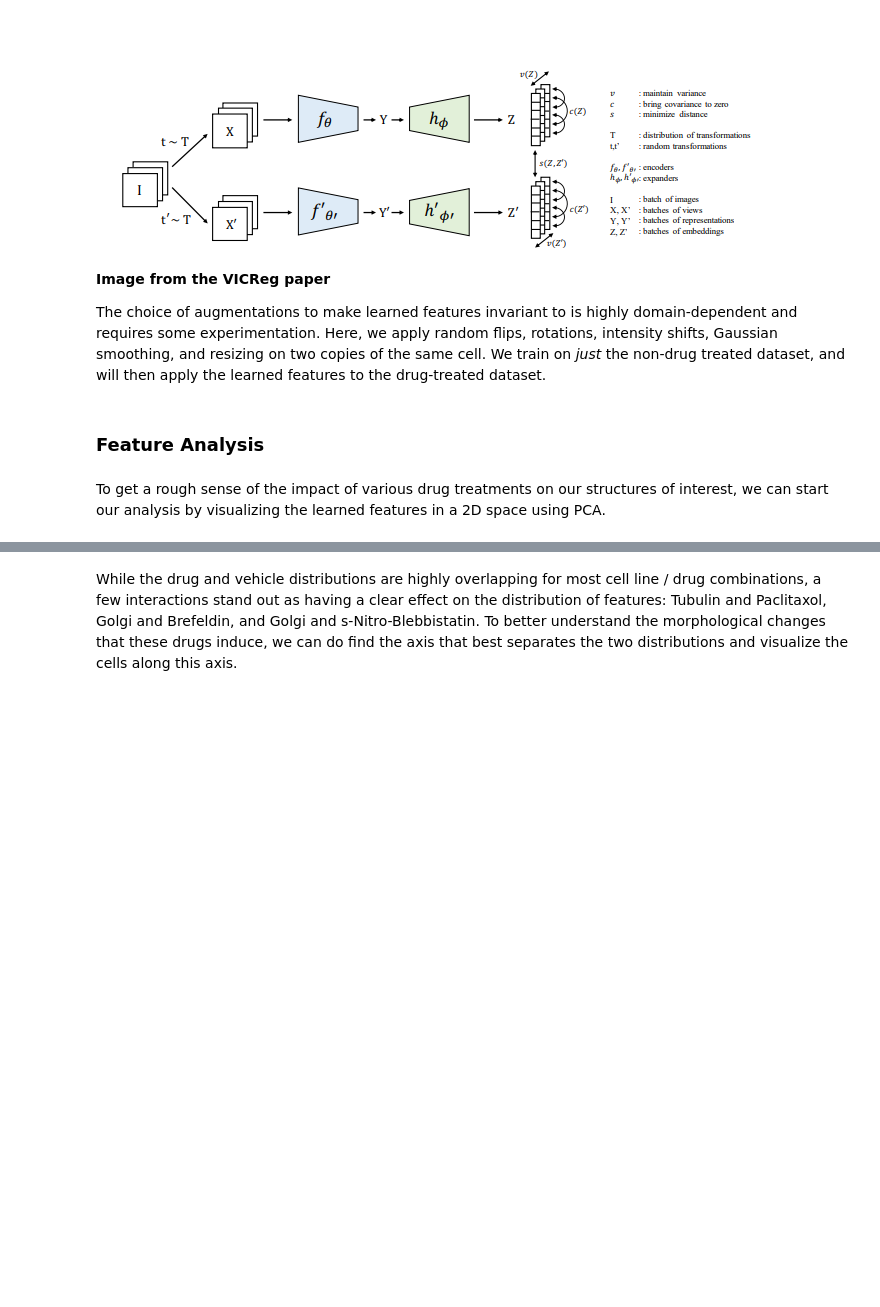
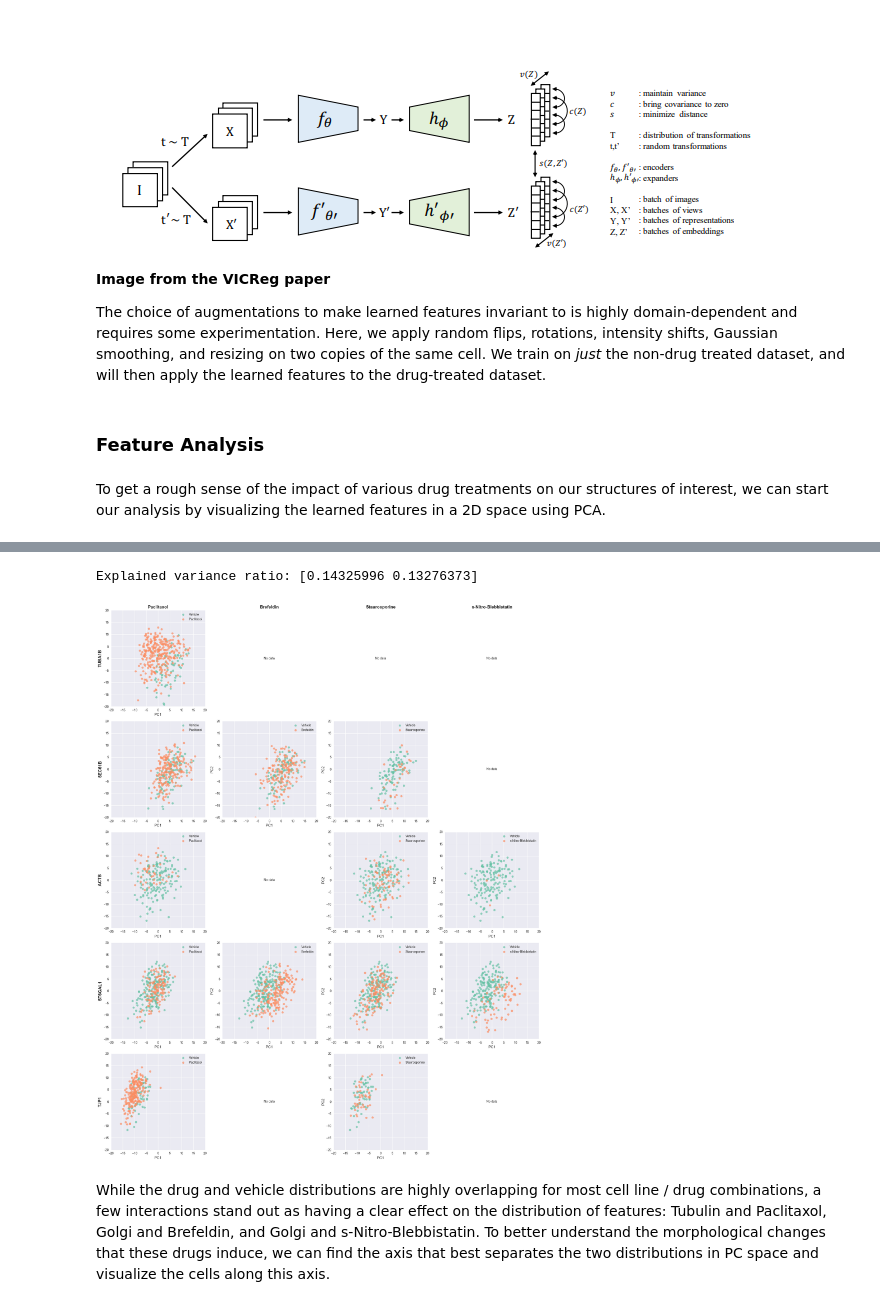
Before and after one commit to AllenCell/i2k_workshop_2024, a Jupyter notebook: workshop.ipynb, the cells around one changed output, grey strips where cells are left out. Drawn from its saved outputs; the diff is of its cells as text; code cells hidden in the pictures; blank space fills up the shorter version.

```diff
--- a/workshop.ipynb
+++ b/workshop.ipynb
@@ -216,2 +329,78 @@ visualize_treatments(pcs, features)
+# %%
+import pandas as pd
+import numpy as np
+from sklearn.pipeline import Pipeline
+from sklearn.preprocessing import StandardScaler
+from sklearn.decomposition import PCA
+import matplotlib.pyplot as plt
+
+def load_features():
+    return pd.read_csv(WORKING_DIR/'assets/features/predictions.csv')
+
+def get_feature_columns():
+    return [str(i) for i in range(256)]
+
+def visualize_treatments(pcs, df):
+    genes = df.Gene.unique()
+    drugs = [d for d in df.drug_label.unique() if d != 'Vehicle']
+
+    n_rows, n_cols = len(genes), len(drugs)
+    fig, axes = plt.subplots(n_rows, n_cols, figsize=(5*n_cols, 5*n_rows), squeeze=False)
+
+    # Set a cohesive style
+    plt.style.use('seaborn-v0_8')
+    colors = plt.cm.Set2(np.linspace(0, 1, 8))
+
+    for i, gene in enumerate(genes):
+        for j, drug in enumerate(drugs):
+            ax = axes[i, j]
+
+            # Set titles and labels
+            if i == 0:
+                ax.set_title(drug, fontsize=14, fontweight='bold')
+            if j == 0:
+                ax.set_ylabel(gene, fontsize=14, fontweight='bold')
+
+            drug_idx = (df.Gene == gene) & (df.drug_label == drug)
+            veh_idx = (df.Gene == gene) & (df.drug_label == 'Vehicle')
+
+            if drug_idx.sum() > 0:
+                ax.scatter(pcs[veh_idx, 0], pcs[veh_idx, 1], c=[colors[0]], label='Vehicle', alpha=0.7, edgecolors='none')
+                ax.scatter(pcs[drug_idx, 0], pcs[drug_idx, 1], c=[colors[1]], label=drug, alpha=0.7, edgecolors='none')
+                ax.set_xlim(-20, 20)
+                ax.set_ylim(-20, 20)
+                ax.legend(fontsize=10)
+                ax.set_xlabel('PC1', fontsize=12)
+                if j > 0:
+                    ax.set_ylabel('PC2', fontsize=12)
+
+                # Remove top and right spines
+                ax.spines['top'].set_visible(False)
+                ax.spines['right'].set_visible(False)
+            else:
+                ax.text(0.5, 0.5, 'No data', ha='center', va='center', transform=ax.transAxes)
+                ax.axis('off')
+
+    plt.tight_layout()
+    return fig
+
+# Load and process data
+features = load_features()
+feat_cols = get_feature_columns()
+
+pipeline = Pipeline([
+    ('scaler', StandardScaler()),
+    ('pca', PCA(n_components=2))
+])
+
+pcs = pipeline.fit_transform(features[feat_cols])
+print('Explained variance ratio:', pipeline.named_steps['pca'].explained_variance_ratio_)
+
+# Create and display the visualization
+fig = visualize_treatments(pcs, features)
+plt.show()
+# %% [output]
+Explained variance ratio: [0.14325996 0.13276373]
+[figure, added]
 # %% [markdown]
-While the drug and vehicle distributions are highly overlapping for most cell line / drug combinations, a few interactions stand out as having a clear effect on the distribution of features: Tubulin and Paclitaxol, Golgi and Brefeldin, and Golgi and s-Nitro-Blebbistatin. To better understand the morphological changes that these drugs induce, we can do find the axis that best separates the two distributions and visualize the cells along this axis.
+While the drug and vehicle distributions are highly overlapping for most cell line / drug combinations, a few interactions stand out as having a clear effect on the distribution of features: Tubulin and Paclitaxol, Golgi and Brefeldin, and Golgi and s-Nitro-Blebbistatin. To better understand the morphological changes that these drugs induce, we can find the axis that best separates the two distributions in PC space and visualize the cells along this axis.
```
Also changed, not shown: parts of 25 cells of this notebook.
